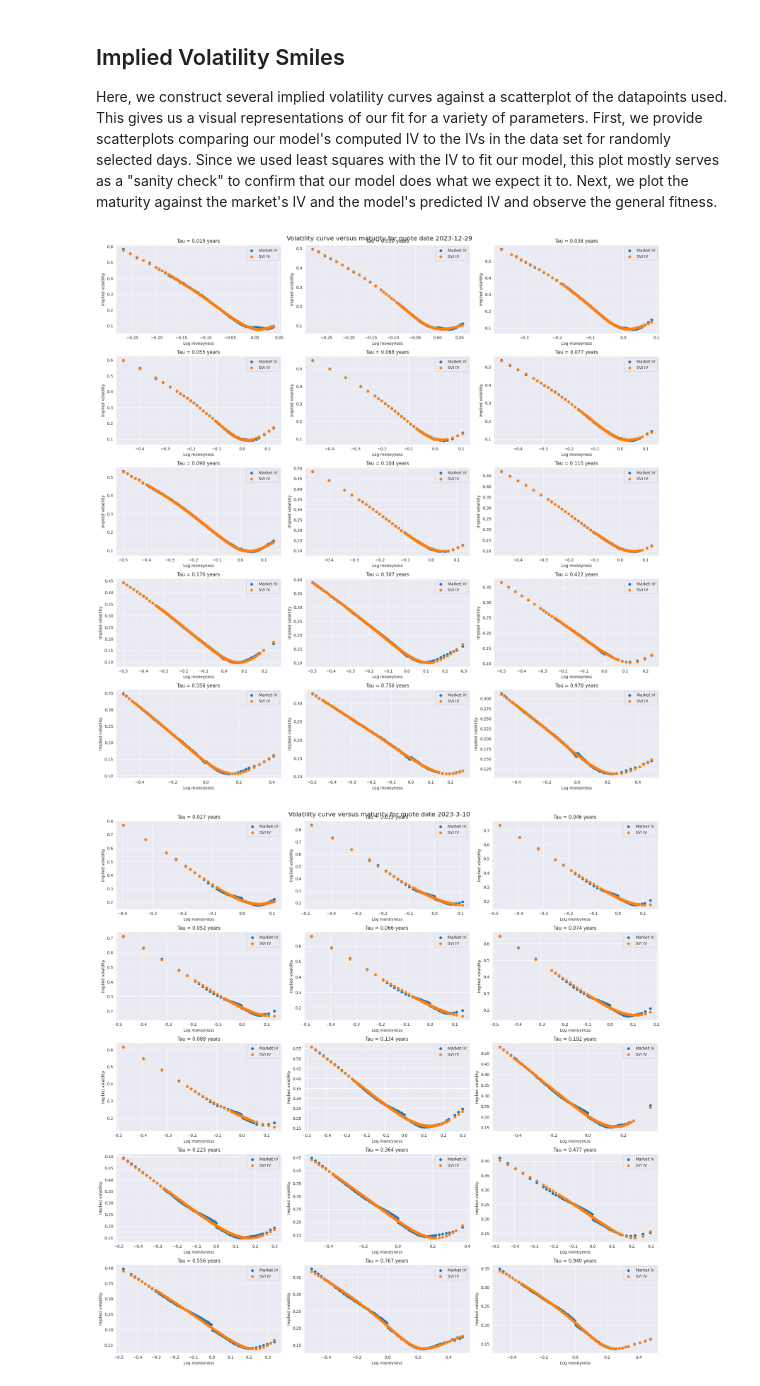
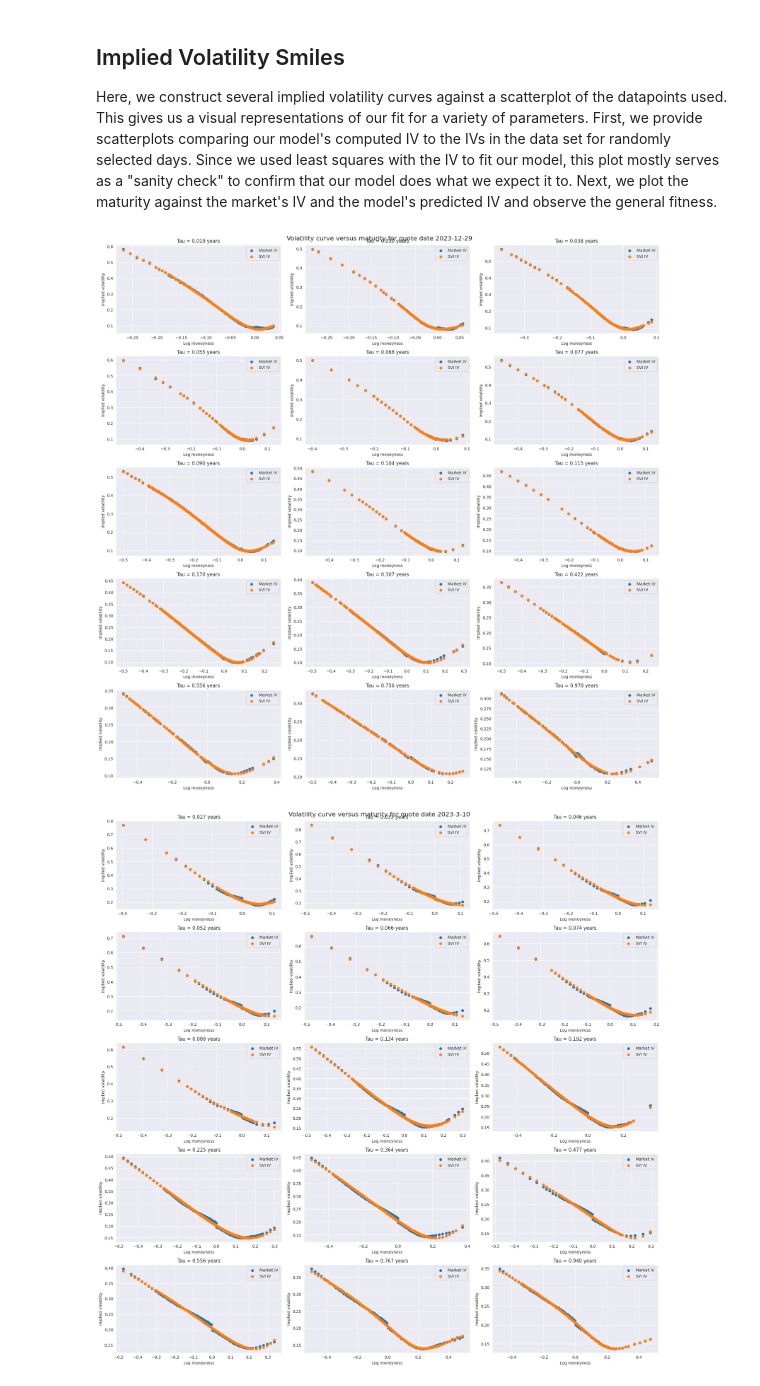
Before and after one commit to UranMai/Quant-Finance-project, a Jupyter notebook: models/svi.ipynb, the cells around one changed output. Drawn from its saved outputs; the diff is of its cells as text; code cells hidden in the pictures.

```diff
--- a/models/svi.ipynb
+++ b/models/svi.ipynb
@@ -116,7 +116,11 @@ def SVI_slice(frame, tau, form ='iv'):
   fr = frame[frame['tau']==tau]   # sliced data frame
 
   x = frame['log_moneyness']
-  ivs = frame['iv']
+  if 'iv' in frame.columns:
+    ivs = frame['iv']
+  elif 'market_iv' in frame.columns :
+    ivs = frame['market_iv']
+
   y = ivs**2*tau # define market total variance (w) to use for fit
   min_total_var = min(frame['total_var'])
 
@@ -354,34 +360,34 @@ Here, we construct several implied volatility curves against a scatterplot of th
 # %%
 ## plot IV smile slices for several maturities, tau
 qd = '2023-12-29'
-df1 = df[df['quote_date']==qd]
+df1_dec = df1[df1['quote_date']==qd]
 
-taus = np.sort(df1["tau"].round(3).unique())
+taus = np.sort(df1_dec["tau"].round(3).unique())
 n_plots = 15   # how many plots to build
 used_taus = taus[np.linspace(0, len(taus)-1, n_plots).astype(int)]   # choose 12 evenly spaced taus, rounding to an integer, if needed
 
 fig, axes = plt.subplots(5,3, figsize=(20, 20))
 fig.suptitle(f"Volatility curve versus maturity for quote date {qd}", fontsize=16)
 axes = np.array(axes).reshape(-1)
 
 for ax, tau in zip(axes, used_taus):
-    df2 = df1[df1["tau"].round(3) == tau]
+    df2 = df1_dec[df1_dec["tau"].round(3) == tau]
 
     x = df2['log_moneyness']
     x1,y1 = zip(*sorted(zip(x, df2["iv"])))
     x2,y2 = zip(*sorted(zip(x, SVI_slice(df2,tau,'iv'))))
 
     ax.scatter(x1, y1, label="Market IV")
     ax.scatter(x2, y2, label="SVI IV")
     ax.set_title(f"Tau = {tau:.3f} years")
     ax.set_xlabel("Log moneyness")
     ax.set_ylabel("Implied volatility")
     ax.legend()
 
 plt.tight_layout()
 plt.show()
 # %% [output]
-[figure, old version]
+[figure, new version]
 # %%
 ## plot IV smile slices for several maturities, tau
 qd = '2023-3-10'
```
Also changed, not shown: parts of 12 cells of this notebook.
